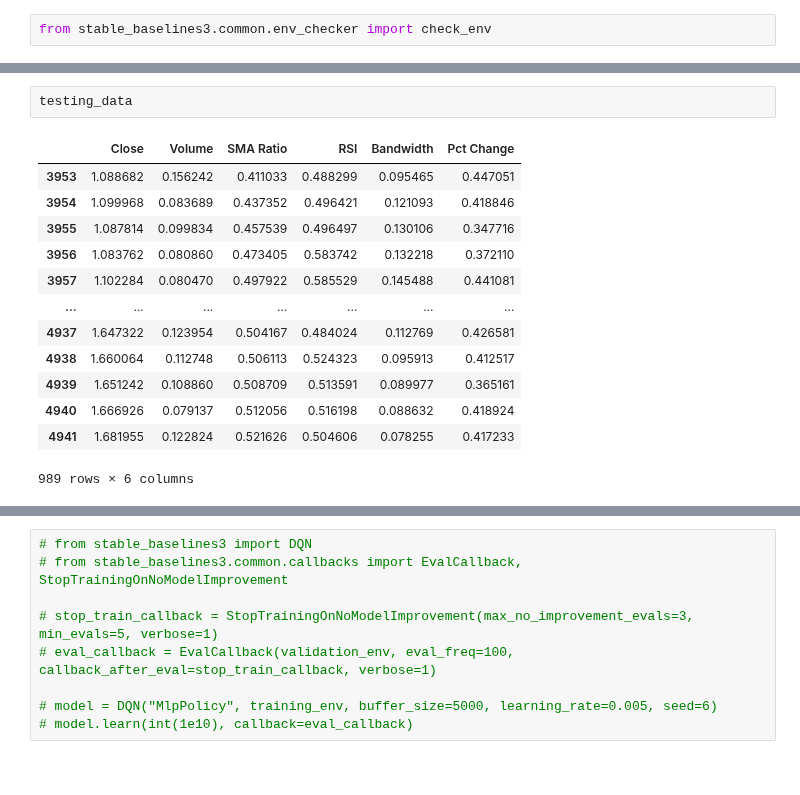
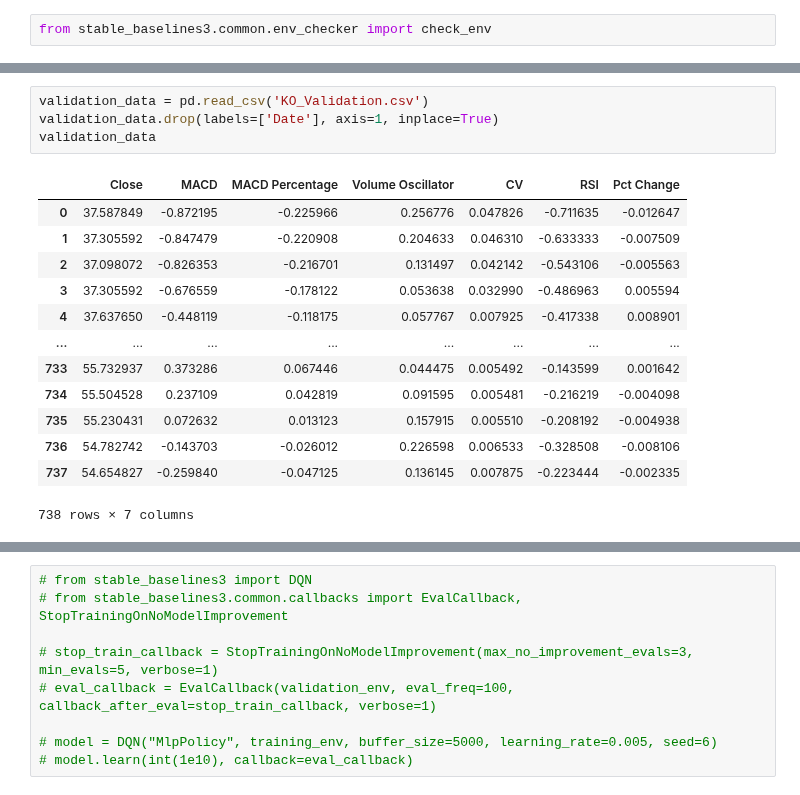
Before and after one commit to joeyallen1/RL_Trading, a Jupyter notebook: Training.ipynb, the cells around one changed output, grey strips where cells are left out. Drawn from its saved outputs; the diff is of its cells as text.

```diff
--- a/Training.ipynb
+++ b/Training.ipynb
@@ -63,16 +25,18 @@ validation_data
-# %%
-testing_data
-# %% [output]
-|  | Close | Volume | SMA Ratio | RSI | Bandwidth | Pct Change |
-| 3953 | 1.088682 | 0.156242 | 0.411033 | 0.488299 | 0.095465 | 0.447051 |
-| 3954 | 1.099968 | 0.083689 | 0.437352 | 0.496421 | 0.121093 | 0.418846 |
-| 3955 | 1.087814 | 0.099834 | 0.457539 | 0.496497 | 0.130106 | 0.347716 |
-| 3956 | 1.083762 | 0.080860 | 0.473405 | 0.583742 | 0.132218 | 0.372110 |
-| 3957 | 1.102284 | 0.080470 | 0.497922 | 0.585529 | 0.145488 | 0.441081 |
-| ... | ... | ... | ... | ... | ... | ... |
-| 4937 | 1.647322 | 0.123954 | 0.504167 | 0.484024 | 0.112769 | 0.426581 |
-| 4938 | 1.660064 | 0.112748 | 0.506113 | 0.524323 | 0.095913 | 0.412517 |
-| 4939 | 1.651242 | 0.108860 | 0.508709 | 0.513591 | 0.089977 | 0.365161 |
-| 4940 | 1.666926 | 0.079137 | 0.512056 | 0.516198 | 0.088632 | 0.418924 |
-| 4941 | 1.681955 | 0.122824 | 0.521626 | 0.504606 | 0.078255 | 0.417233 |
-989 rows × 6 columns
+# %%
+validation_data = pd.read_csv('KO_Validation.csv')
+validation_data.drop(labels=['Date'], axis=1, inplace=True)
+validation_data
+# %% [output]
+|  | Close | MACD | MACD Percentage | Volume Oscillator | CV | RSI | Pct Change |
+| 0 | 37.587849 | -0.872195 | -0.225966 | 0.256776 | 0.047826 | -0.711635 | -0.012647 |
+| 1 | 37.305592 | -0.847479 | -0.220908 | 0.204633 | 0.046310 | -0.633333 | -0.007509 |
+| 2 | 37.098072 | -0.826353 | -0.216701 | 0.131497 | 0.042142 | -0.543106 | -0.005563 |
+| 3 | 37.305592 | -0.676559 | -0.178122 | 0.053638 | 0.032990 | -0.486963 | 0.005594 |
+| 4 | 37.637650 | -0.448119 | -0.118175 | 0.057767 | 0.007925 | -0.417338 | 0.008901 |
+| ... | ... | ... | ... | ... | ... | ... | ... |
+| 733 | 55.732937 | 0.373286 | 0.067446 | 0.044475 | 0.005492 | -0.143599 | 0.001642 |
+| 734 | 55.504528 | 0.237109 | 0.042819 | 0.091595 | 0.005481 | -0.216219 | -0.004098 |
+| 735 | 55.230431 | 0.072632 | 0.013123 | 0.157915 | 0.005510 | -0.208192 | -0.004938 |
+| 736 | 54.782742 | -0.143703 | -0.026012 | 0.226598 | 0.006533 | -0.328508 | -0.008106 |
+| 737 | 54.654827 | -0.259840 | -0.047125 | 0.136145 | 0.007875 | -0.223444 | -0.002335 |
+738 rows × 7 columns
```
Also changed, not shown: parts of 8 cells of this notebook, 2 other files.
